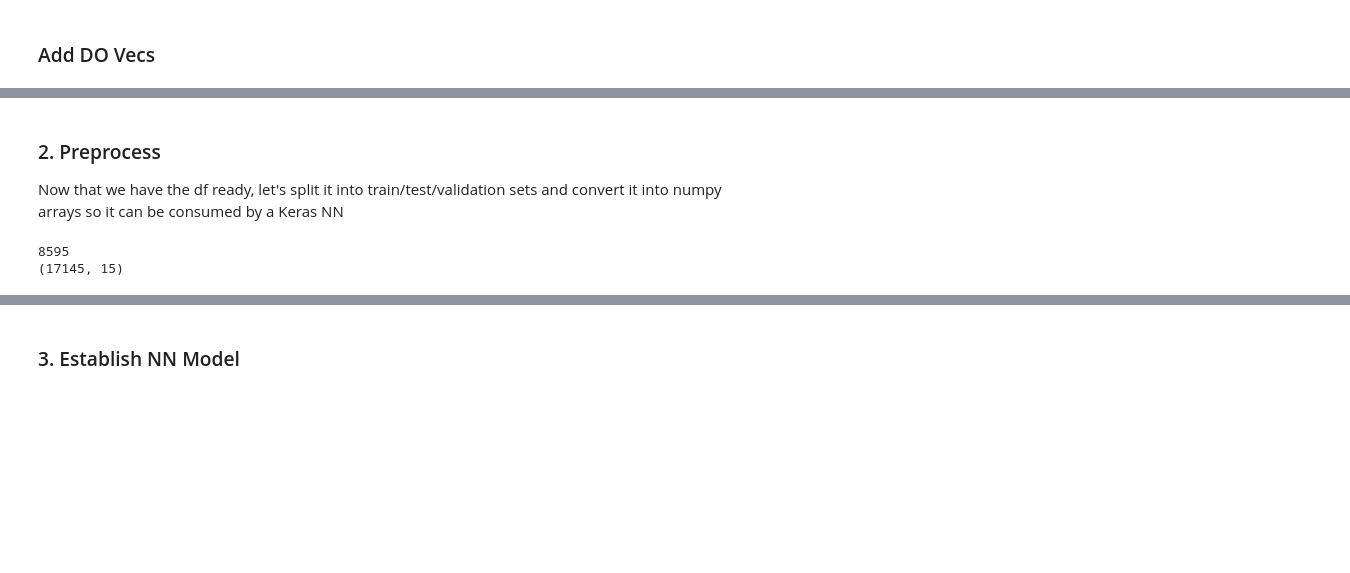
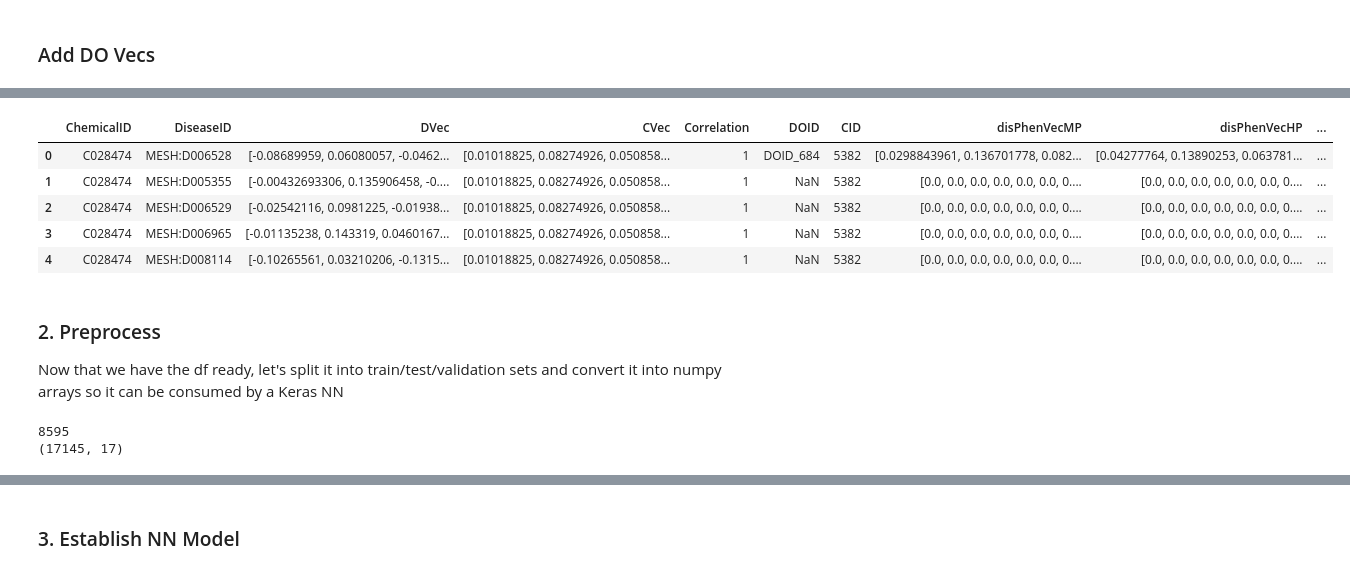
Before and after one commit to colemai/msc-thesis, a Jupyter notebook: opa/opa-nn.ipynb, the cells around one changed output, grey strips where cells are left out. Cells and saved outputs as stored; diff of their text form; code cells hidden in the pictures; blank space fills up the shorter version.

Commit message:
Finished HINO vecs, added to NN

```diff
--- a/opa/opa-nn.ipynb
+++ b/opa/opa-nn.ipynb
@@ -528,0 +516,26 @@ df1.DOvec.iloc[17115][0]
+# %%
+# Import HINO vec file
+with open('hinoVecs.lst', 'r') as file:
+    text = file.read()
+
+# Strip and split vector data into list of lists [chem, vec]
+text = text.replace('\n', '')
+text = text.split(']')
+text = [item.strip().split(' [') for item in text]
+
+# Turn it into a data frame
+df = pd.DataFrame(text)
+df.columns = ['ID', 'Vector']
+
+# Clean
+df = df.dropna()
+df['Vector'] = df.Vector.map(lambda x: x.rstrip().lstrip().replace('    ', ' ').replace('   ', ' ').replace('  ', ' ').replace(' ', ','))
+
+# Turn vector column into a list
+df['Vector'] = df.Vector.map(lambda x: x.split(','))
+
+# Make a map of it (DisID to DOvec)
+entity_to_HINOvec = dict(zip(df.ID, df.Vector))
+# %%
+df1['dis_HINOvec'] = df1.DiseaseID.map(lambda x: entity_to_HINOvec.get(x))
+df1['chem_HINOvec'] = df1.ChemicalID.map(lambda x: entity_to_HINOvec.get(x))
@@ -529,3 +549,22 @@ df1.DOvec.iloc[17115][0]
+# %%
+# Add empty vecs in place of None
+empty_vec = [0] * 200
+
+for col in ['dis_HINOvec', 'chem_HINOvec']:
+    df1[col] = df1[col].map(lambda x: empty_vec if x is None else x)
+# %%
+# Change the HINO vec elements from string to floats
+df1['dis_HINOvec'] = df1.dis_HINOvec.map(lambda x: [float(i) for i in x])
+df1['chem_HINOvec'] = df1.chem_HINOvec.map(lambda x: [float(i) for i in x])
+# %%
+df1.head()
+# %% [output]
+|  | ChemicalID | DiseaseID | DVec | CVec | Correlation | DOID | CID | disPhenVecMP | disPhenVecHP | ... |
+| 0 | C028474 | MESH:D006528 | [-0.08689959, 0.06080057, -0.0462... | [0.01018825, 0.08274926, 0.050858... | 1 | DOID_684 | 5382 | [0.0298843961, 0.136701778, 0.082... | [0.04277764, 0.13890253, 0.063781... | ... |
+| 1 | C028474 | MESH:D005355 | [-0.00432693306, 0.135906458, -0.... | [0.01018825, 0.08274926, 0.050858... | 1 | NaN | 5382 | [0.0, 0.0, 0.0, 0.0, 0.0, 0.0, 0.... | [0.0, 0.0, 0.0, 0.0, 0.0, 0.0, 0.... | ... |
+| 2 | C028474 | MESH:D006529 | [-0.02542116, 0.0981225, -0.01938... | [0.01018825, 0.08274926, 0.050858... | 1 | NaN | 5382 | [0.0, 0.0, 0.0, 0.0, 0.0, 0.0, 0.... | [0.0, 0.0, 0.0, 0.0, 0.0, 0.0, 0.... | ... |
+| 3 | C028474 | MESH:D006965 | [-0.01135238, 0.143319, 0.0460167... | [0.01018825, 0.08274926, 0.050858... | 1 | NaN | 5382 | [0.0, 0.0, 0.0, 0.0, 0.0, 0.0, 0.... | [0.0, 0.0, 0.0, 0.0, 0.0, 0.0, 0.... | ... |
+| 4 | C028474 | MESH:D008114 | [-0.10265561, 0.03210206, -0.1315... | [0.01018825, 0.08274926, 0.050858... | 1 | NaN | 5382 | [0.0, 0.0, 0.0, 0.0, 0.0, 0.0, 0.... | [0.0, 0.0, 0.0, 0.0, 0.0, 0.0, 0.... | ... |
 # %% [markdown]
 ### 2. Preprocess
 Now that we have the df ready, let's split it into train/test/validation sets and convert it into numpy arrays so it can be consumed by a Keras NN
@@ -534,7 +573,7 @@ print(df1[df1.Correlation == 1].shape[0])
 print(df1.shape)
 # %% [output]
 8595
-(17145, 15)
+(17145, 17)
 # %%
 df1.sample(2)
 # %% [output]
```
Also changed, not shown: parts of 17 cells of this notebook, 3 other files.
